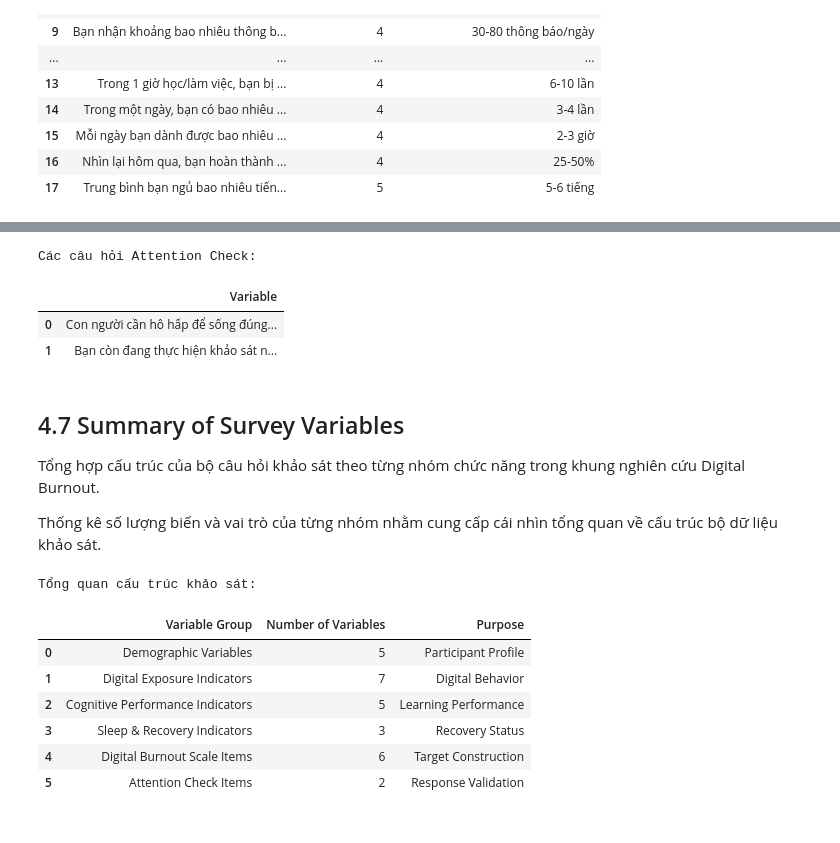
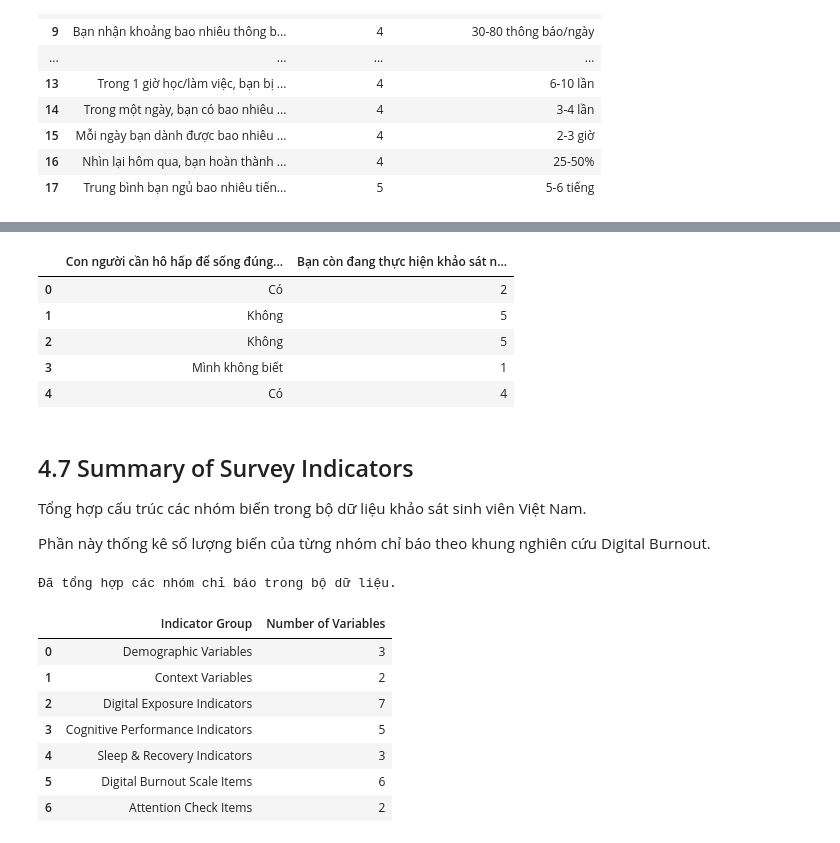
Before and after one commit to NguynnThah/DA016, a Jupyter notebook: notebooks/vietnam_dataset/01_preEDA.ipynb, the cells around one changed output, grey strips where cells are left out. Saved outputs shown, nothing was run; the diff lists cells and outputs as text; code cells hidden in the pictures.

Commit message:
update: preEDA vietnam_dataset

```diff
--- a/notebooks/vietnam_dataset/01_preEDA.ipynb
+++ b/notebooks/vietnam_dataset/01_preEDA.ipynb
@@ -610,74 +632,70 @@ Các câu hỏi này được thiết kế nhằm phát hiện các phản hồi
 # %%
-# Khai báo các câu hỏi Attention Check
+# Khai báo nhóm biến Attention Check
 
-attention_check_items = [
+attention_check_features = [
 
     "Con người cần hô hấp để sống đúng không?",
     "Bạn còn đang thực hiện khảo sát này đúng không? (Nếu đúng vui lòng chọn số 4)"
 
 ]
 
-attention_check_summary = pd.DataFrame({
-    "Variable": attention_check_items
-})
+display(
 
-print("Các câu hỏi Attention Check:")
+    survey_dataset[
+        attention_check_features
+    ].head()
 
-display(attention_check_summary)
+)
 # %% [output]
-Các câu hỏi Attention Check:
-|  | Variable |
-| 0 | Con người cần hô hấp để sống đúng... |
-| 1 | Bạn còn đang thực hiện khảo sát n... |
+|  | Con người cần hô hấp để sống đúng... | Bạn còn đang thực hiện khảo sát n... |
+| 0 | Có | 2 |
+| 1 | Không | 5 |
+| 2 | Không | 5 |
+| 3 | Mình không biết | 1 |
+| 4 | Có | 4 |
 # %% [markdown]
-## 4.7 Summary of Survey Variables
+## 4.7 Summary of Survey Indicators
 
-Tổng hợp cấu trúc của bộ câu hỏi khảo sát theo từng nhóm chức năng trong khung nghiên cứu Digital Burnout.
+Tổng hợp cấu trúc các nhóm biến trong bộ dữ liệu khảo sát sinh viên Việt Nam.
 
-Thống kê số lượng biến và vai trò của từng nhóm nhằm cung cấp cái nhìn tổng quan về cấu trúc bộ dữ liệu khảo sát.
+Phần này thống kê số lượng biến của từng nhóm chỉ báo theo khung nghiên cứu Digital Burnout.
 # %%
-# Tổng hợp số lượng biến theo từng nhóm
+# Tổng hợp các nhóm biến khảo sát
 
-survey_structure_summary = pd.DataFrame({
+survey_indicator_summary = pd.DataFrame({
 
-    "Variable Group": [
+    "Indicator Group": [
         "Demographic Variables",
+        "Context Variables",
         "Digital Exposure Indicators",
         "Cognitive Performance Indicators",
         "Sleep & Recovery Indicators",
         "Digital Burnout Scale Items",
         "Attention Check Items"
     ],
 
     "Number of Variables": [
-        len(demographic_variables),
-        len(digital_exposure_variables),
-        len(cognitive_performance_variables),
-        len(sleep_recovery_variables),
-        len(digital_burnout_scale_items),
-        len(attention_check_items)
-    ],
-
-    "Purpose": [
-        "Participant Profile",
-        "Digital Behavior",
-        "Learning Performance",
-        "Recovery Status",
-        "Target Construction",
-        "Response Validation"
+        3,
+        2,
+        len(digital_exposure_features),
+        len(cognitive_performance_features),
+        len(sleep_recovery_features),
+        len(burnout_scale_features),
+        len(attention_check_features)
     ]
 
 })
 
-print("Tổng quan cấu trúc khảo sát:")
+print("Đã tổng hợp các nhóm chỉ báo trong bộ dữ liệu.")
 
-display(survey_structure_summary)
+display(survey_indicator_summary)
 # %% [output]
-Tổng quan cấu trúc khảo sát:
+Đã tổng hợp các nhóm chỉ báo trong bộ dữ liệu.
-|  | Variable Group | Number of Variables | Purpose |
-| 0 | Demographic Variables | 5 | Participant Profile |
-| 1 | Digital Exposure Indicators | 7 | Digital Behavior |
-| 2 | Cognitive Performance Indicators | 5 | Learning Performance |
-| 3 | Sleep & Recovery Indicators | 3 | Recovery Status |
-| 4 | Digital Burnout Scale Items | 6 | Target Construction |
-| 5 | Attention Check Items | 2 | Response Validation |
+|  | Indicator Group | Number of Variables |
+| 0 | Demographic Variables | 3 |
+| 1 | Context Variables | 2 |
+| 2 | Digital Exposure Indicators | 7 |
+| 3 | Cognitive Performance Indicators | 5 |
+| 4 | Sleep & Recovery Indicators | 3 |
+| 5 | Digital Burnout Scale Items | 6 |
+| 6 | Attention Check Items | 2 |
```
Also changed, not shown: parts of 12 cells of this notebook.
